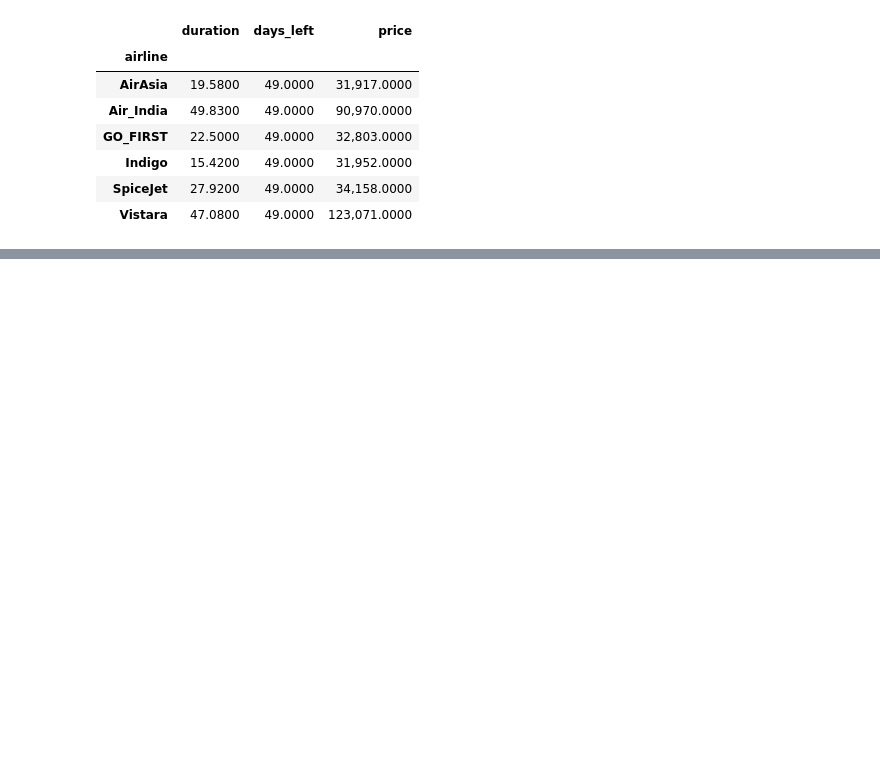
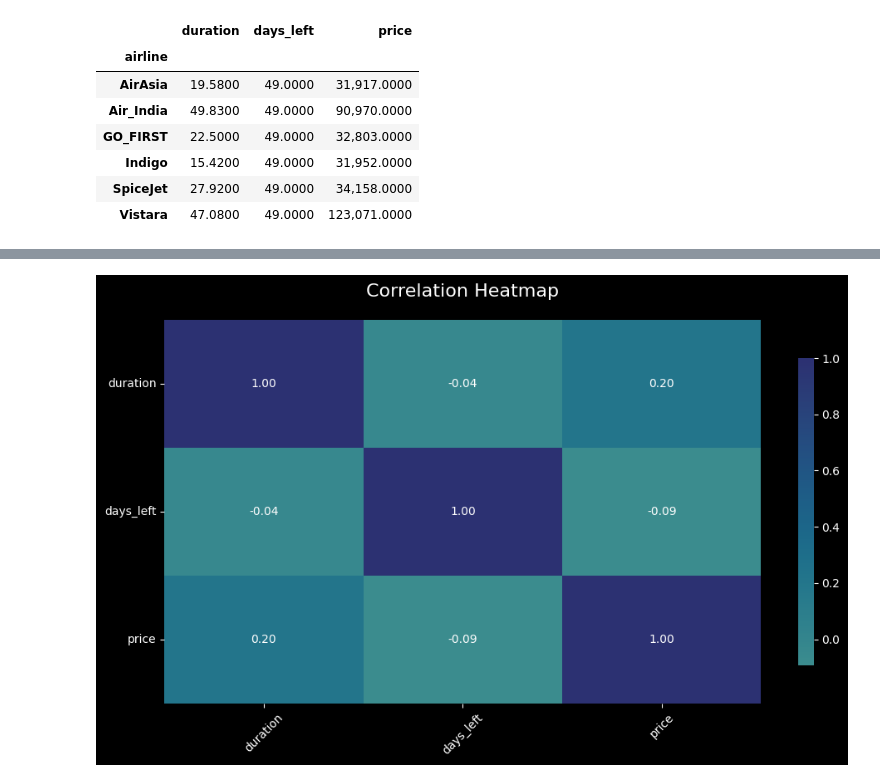
Before and after one commit to xyizko/xo-mathz, a Jupyter notebook: nb/yt-pandas-2.ipynb, the cells around one changed output, grey strips where cells are left out. Saved outputs shown, nothing was run; the diff lists cells and outputs as text; code cells hidden in the pictures; blank space fills up the shorter version.

```diff
--- a/nb/yt-pandas-2.ipynb
+++ b/nb/yt-pandas-2.ipynb
@@ -1266,0 +1319,33 @@ r3.style.format("{:,.4f}")
+# %%
+# Make Pearons correlation
+
+def pear1():
+
+    # Seleect only numeric types
+    numeric_df = da1a.select_dtypes(include='number')
+
+    # Make a correlation  matrix
+    corr_matrix = numeric_df.corr()
+
+    plt.figure(figsize=(10, 6))
+
+    # Generate a mask for the upper triangle (optional, for cleaner look)
+    sns.heatmap(
+        corr_matrix,
+        annot=True,           # Show correlation values in cells
+        cmap='crest',      # Color scheme: red = positive, blue = negative
+        center=0,             # Center color at zero
+        square=False,         # Cells don't need to be square
+        fmt='.2f',            # Format numbers to 2 decimal places
+        cbar_kws={"shrink": 0.8}  # Shrink color bar
+    )
+
+    plt.title("Correlation Heatmap", fontsize=16, pad=20)
+    plt.xticks(rotation=45)
+    plt.yticks(rotation=0)
+    plt.tight_layout()
+    plt.show()
+
+pear1()
+# %% [output]
+[figure, added]
```
Also changed, not shown: parts of 5 cells of this notebook.
